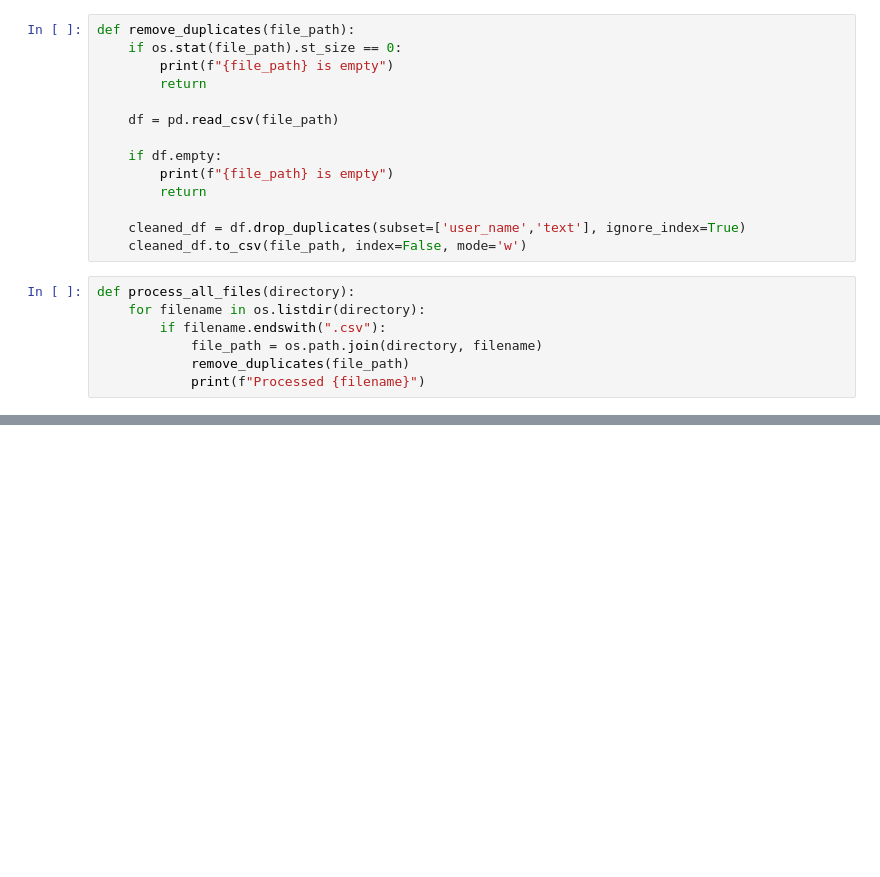
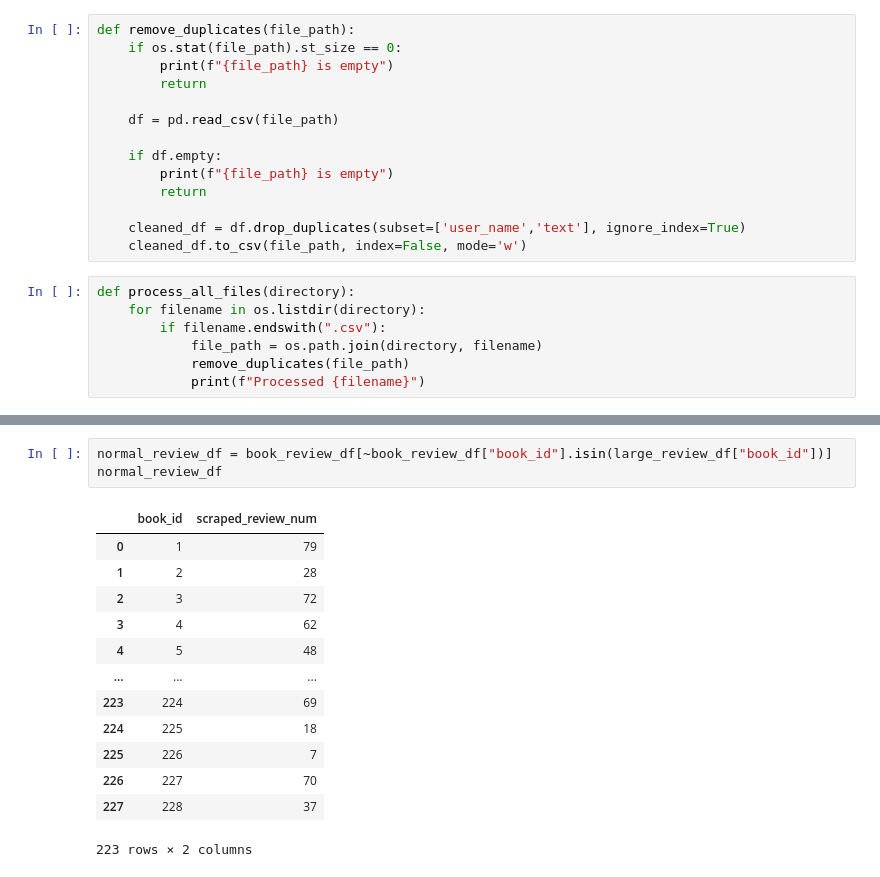
Before and after one commit to OdessyLiu/Modernist_Remediation, a Jupyter notebook: Analysis/Scraper/RM_review_cleaning_duplicates.ipynb, the cells around one changed output, grey strips where cells are left out. Drawn from its saved outputs; the diff is of its cells as text; blank space fills up the shorter version.

```diff
--- a/Analysis/Scraper/RM_review_cleaning_duplicates.ipynb
+++ b/Analysis/Scraper/RM_review_cleaning_duplicates.ipynb
@@ -45,0 +172,17 @@ Processed 12179682-castro_reviews.csv
+# %%
+normal_review_df = book_review_df[~book_review_df["book_id"].isin(large_review_df["book_id"])]
+normal_review_df
+# %% [output]
+|  | book_id | scraped_review_num |
+| 0 | 1 | 79 |
+| 1 | 2 | 28 |
+| 2 | 3 | 72 |
+| 3 | 4 | 62 |
+| 4 | 5 | 48 |
+| ... | ... | ... |
+| 223 | 224 | 69 |
+| 224 | 225 | 18 |
+| 225 | 226 | 7 |
+| 226 | 227 | 70 |
+| 227 | 228 | 37 |
+223 rows × 2 columns
```
Also changed, not shown: parts of 17 cells of this notebook, 3 other files.
